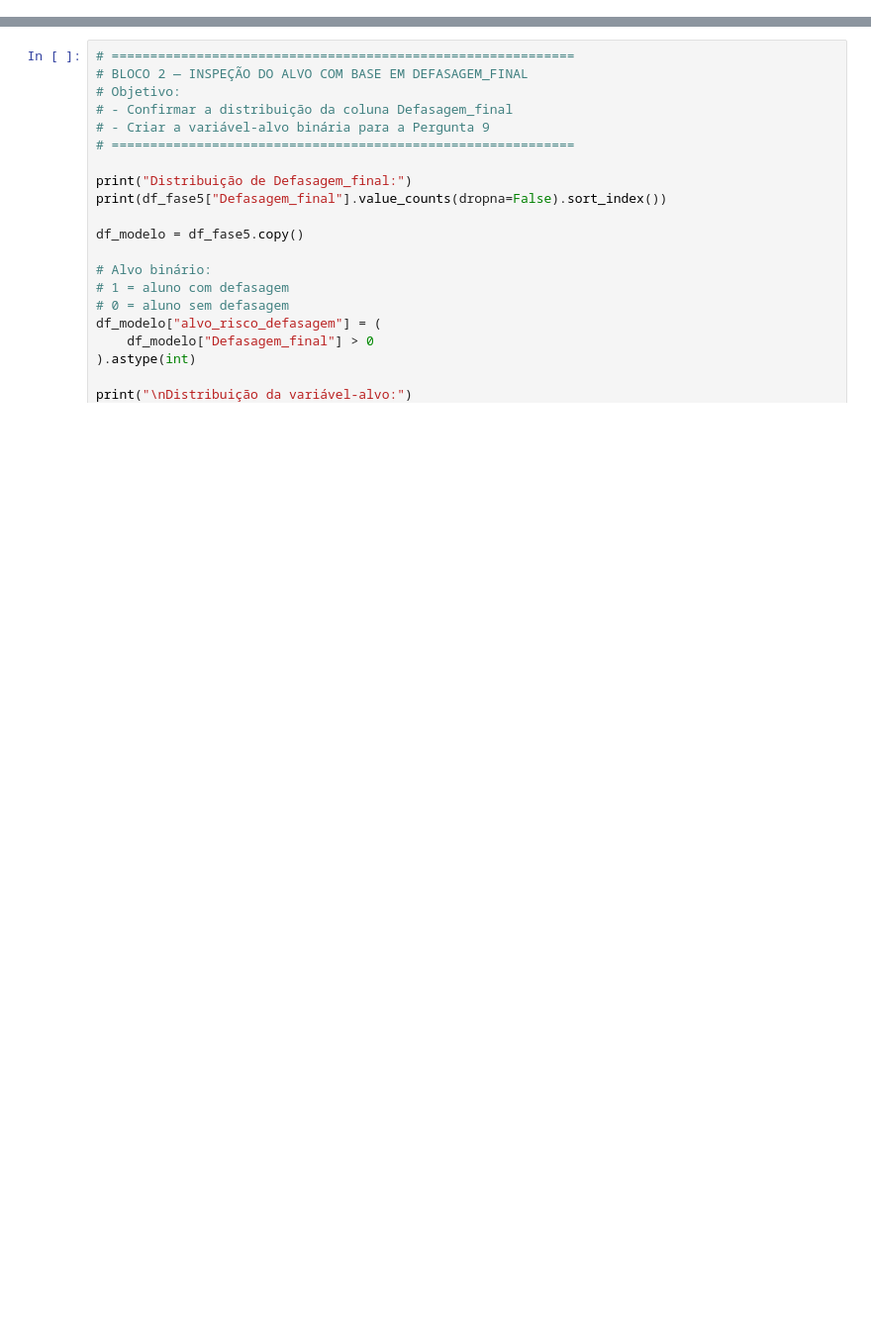
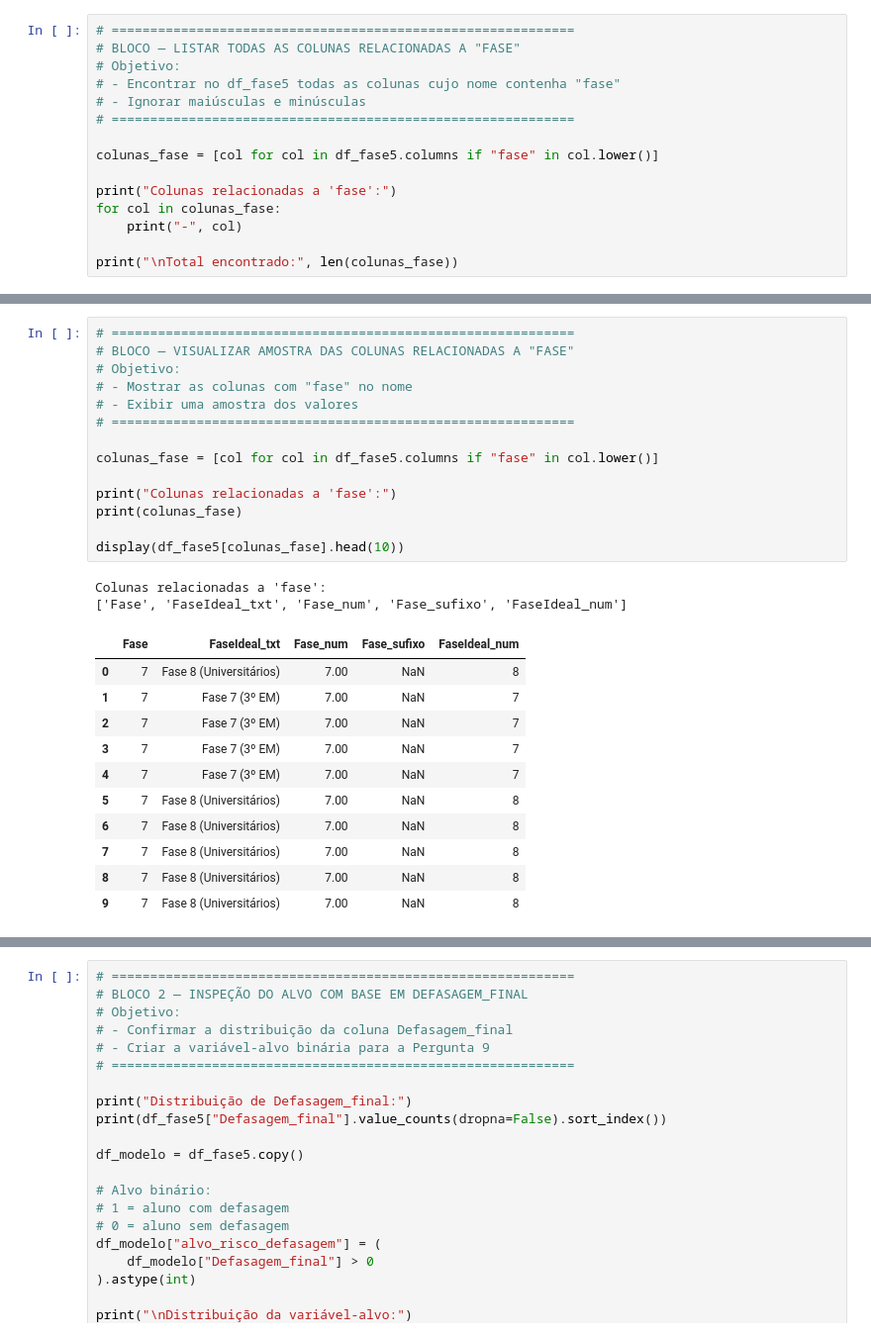
Before and after one commit to tivanello/fase5, a Jupyter notebook: notebooks/fase5_pergunta9_modelo_preditivo_final.ipynb, the cells around one changed output, grey strips where cells are left out. Shown at 99% size. Saved outputs shown, nothing was run; the diff lists cells and outputs as text; blank space fills up the shorter version.

```diff
--- a/notebooks/fase5_pergunta9_modelo_preditivo_final.ipynb
+++ b/notebooks/fase5_pergunta9_modelo_preditivo_final.ipynb
@@ -45,0 +393,15 @@ Dimensão do dataframe: (3030, 72)
+# %%
+# ============================================================
+# BLOCO — LISTAR TODAS AS COLUNAS RELACIONADAS A "FASE"
+# Objetivo:
+# - Encontrar no df_fase5 todas as colunas cujo nome contenha "fase"
+# - Ignorar maiúsculas e minúsculas
+# ============================================================
+
+colunas_fase = [col for col in df_fase5.columns if "fase" in col.lower()]
+
+print("Colunas relacionadas a 'fase':")
+for col in colunas_fase:
+    print("-", col)
+
+print("\nTotal encontrado:", len(colunas_fase))
@@ -45,0 +417,28 @@ Dimensão do dataframe: (3030, 72)
+# %%
+# ============================================================
+# BLOCO — VISUALIZAR AMOSTRA DAS COLUNAS RELACIONADAS A "FASE"
+# Objetivo:
+# - Mostrar as colunas com "fase" no nome
+# - Exibir uma amostra dos valores
+# ============================================================
+
+colunas_fase = [col for col in df_fase5.columns if "fase" in col.lower()]
+
+print("Colunas relacionadas a 'fase':")
+print(colunas_fase)
+
+display(df_fase5[colunas_fase].head(10))
+# %% [output]
+Colunas relacionadas a 'fase':
+['Fase', 'FaseIdeal_txt', 'Fase_num', 'Fase_sufixo', 'FaseIdeal_num']
+|  | Fase | FaseIdeal_txt | Fase_num | Fase_sufixo | FaseIdeal_num |
+| 0 | 7 | Fase 8 (Universitários) | 7.00 | NaN | 8 |
+| 1 | 7 | Fase 7 (3º EM) | 7.00 | NaN | 7 |
+| 2 | 7 | Fase 7 (3º EM) | 7.00 | NaN | 7 |
+| 3 | 7 | Fase 7 (3º EM) | 7.00 | NaN | 7 |
+| 4 | 7 | Fase 7 (3º EM) | 7.00 | NaN | 7 |
+| 5 | 7 | Fase 8 (Universitários) | 7.00 | NaN | 8 |
+| 6 | 7 | Fase 8 (Universitários) | 7.00 | NaN | 8 |
+| 7 | 7 | Fase 8 (Universitários) | 7.00 | NaN | 8 |
+| 8 | 7 | Fase 8 (Universitários) | 7.00 | NaN | 8 |
+| 9 | 7 | Fase 8 (Universitários) | 7.00 | NaN | 8 |
```
Also changed, not shown: parts of 16 cells of this notebook.
